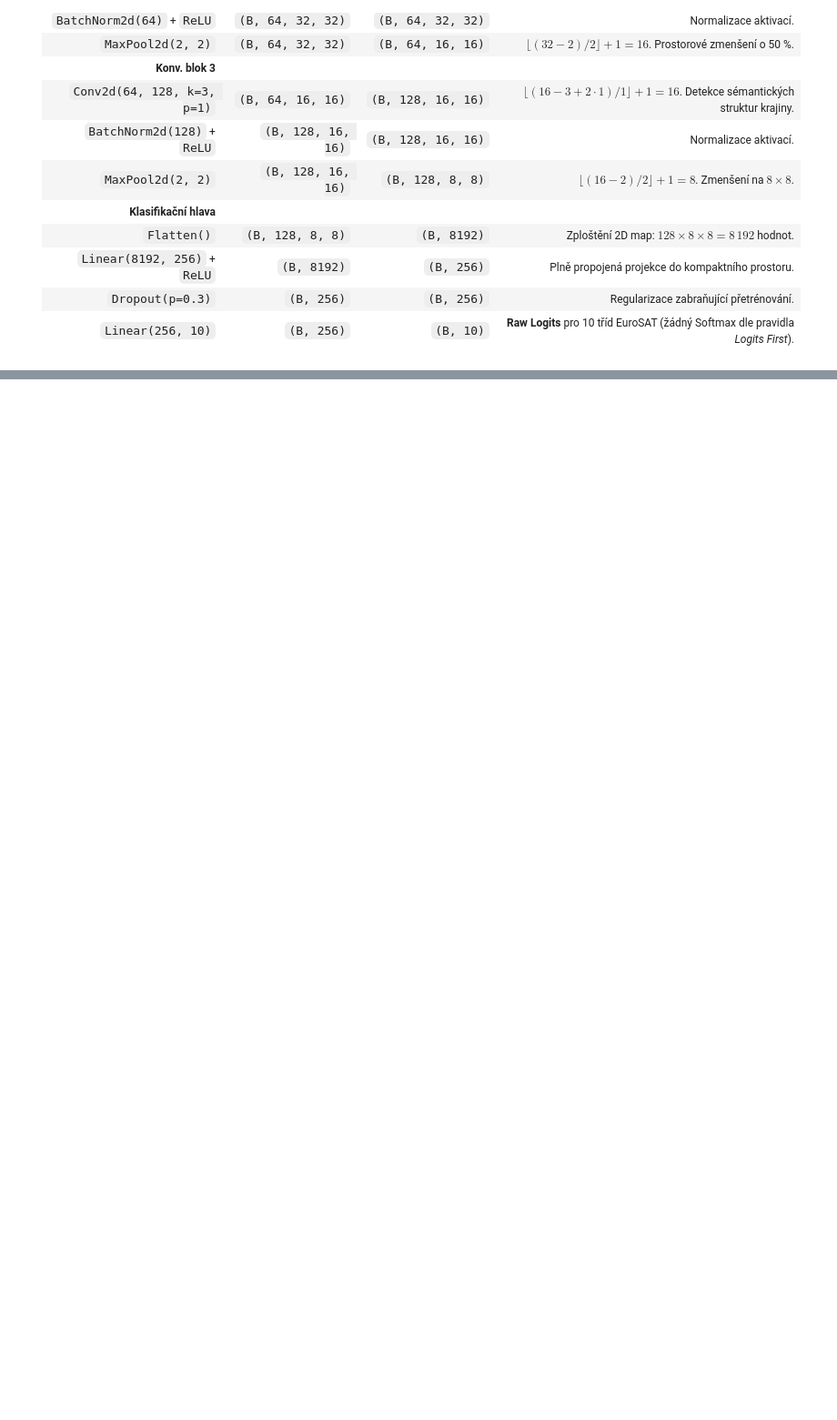
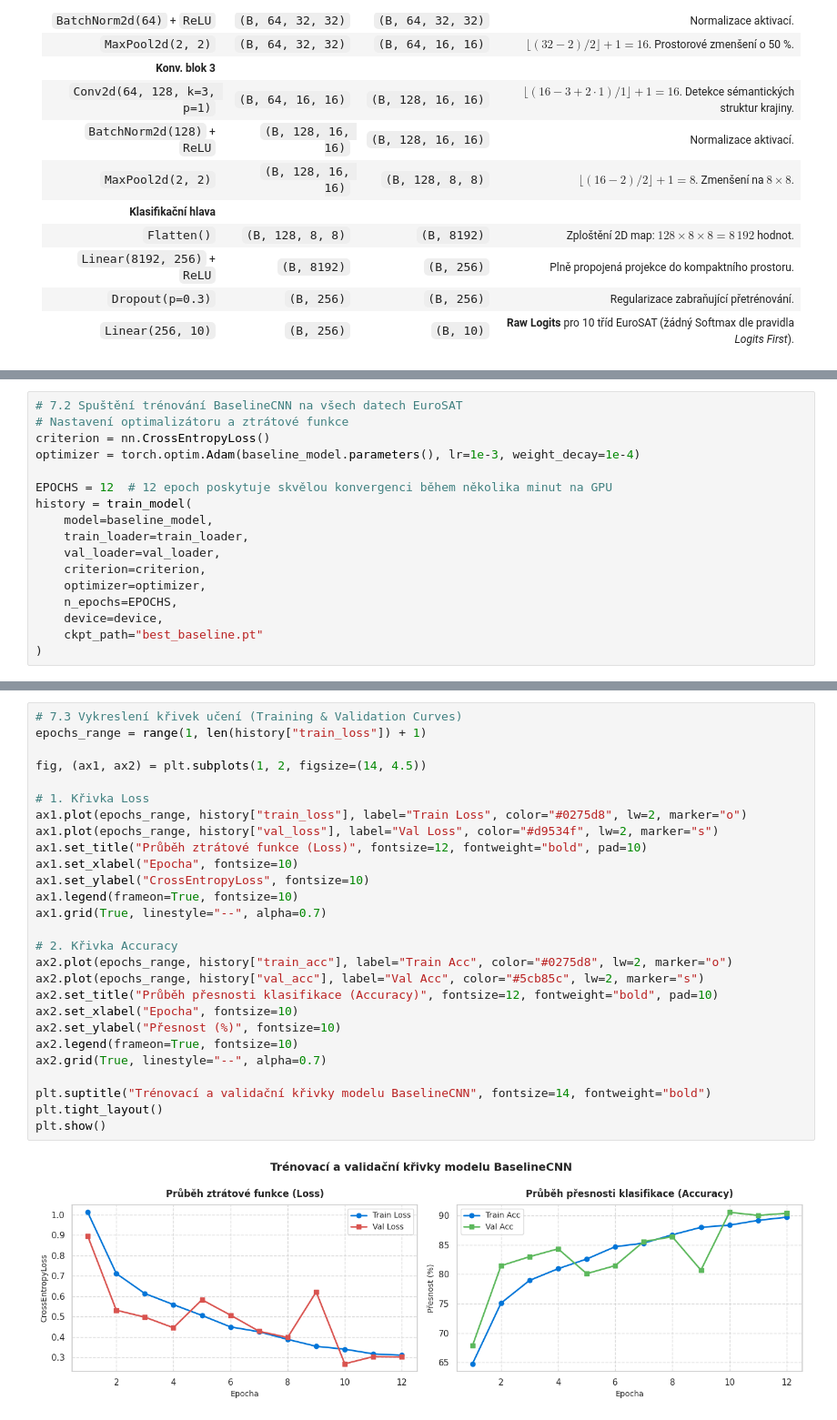
Before and after one commit to tomaskirnig/ML, a Jupyter notebook: ML_project_1.ipynb, the cells around one changed output, grey strips where cells are left out. Shown at 91% size. Cells and saved outputs as stored; diff of their text form; blank space fills up the shorter version.

```diff
--- a/ML_project_1.ipynb
+++ b/ML_project_1.ipynb
@@ -542,0 +825,17 @@ print(test_logits[0].cpu().numpy().round(3))
+# %%
+# 7.2 Spuštění trénování BaselineCNN na všech datech EuroSAT
+# Nastavení optimalizátoru a ztrátové funkce
+criterion = nn.CrossEntropyLoss()
+optimizer = torch.optim.Adam(baseline_model.parameters(), lr=1e-3, weight_decay=1e-4)
+
+EPOCHS = 12  # 12 epoch poskytuje skvělou konvergenci během několika minut na GPU
+history = train_model(
+    model=baseline_model,
+    train_loader=train_loader,
+    val_loader=val_loader,
+    criterion=criterion,
+    optimizer=optimizer,
+    n_epochs=EPOCHS,
+    device=device,
+    ckpt_path="best_baseline.pt"
+)
@@ -542,0 +859,29 @@ print(test_logits[0].cpu().numpy().round(3))
+# %%
+# 7.3 Vykreslení křivek učení (Training & Validation Curves)
+epochs_range = range(1, len(history["train_loss"]) + 1)
+
+fig, (ax1, ax2) = plt.subplots(1, 2, figsize=(14, 4.5))
+
+# 1. Křivka Loss
+ax1.plot(epochs_range, history["train_loss"], label="Train Loss", color="#0275d8", lw=2, marker="o")
+ax1.plot(epochs_range, history["val_loss"], label="Val Loss", color="#d9534f", lw=2, marker="s")
+ax1.set_title("Průběh ztrátové funkce (Loss)", fontsize=12, fontweight="bold", pad=10)
+ax1.set_xlabel("Epocha", fontsize=10)
+ax1.set_ylabel("CrossEntropyLoss", fontsize=10)
+ax1.legend(frameon=True, fontsize=10)
+ax1.grid(True, linestyle="--", alpha=0.7)
+
+# 2. Křivka Accuracy
+ax2.plot(epochs_range, history["train_acc"], label="Train Acc", color="#0275d8", lw=2, marker="o")
+ax2.plot(epochs_range, history["val_acc"], label="Val Acc", color="#5cb85c", lw=2, marker="s")
+ax2.set_title("Průběh přesnosti klasifikace (Accuracy)", fontsize=12, fontweight="bold", pad=10)
+ax2.set_xlabel("Epocha", fontsize=10)
+ax2.set_ylabel("Přesnost (%)", fontsize=10)
+ax2.legend(frameon=True, fontsize=10)
+ax2.grid(True, linestyle="--", alpha=0.7)
+
+plt.suptitle("Trénovací a validační křivky modelu BaselineCNN", fontsize=14, fontweight="bold")
+plt.tight_layout()
+plt.show()
+# %% [output]
+[figure, added]
```
Also changed, not shown: parts of 29 cells of this notebook, 2 other files.
